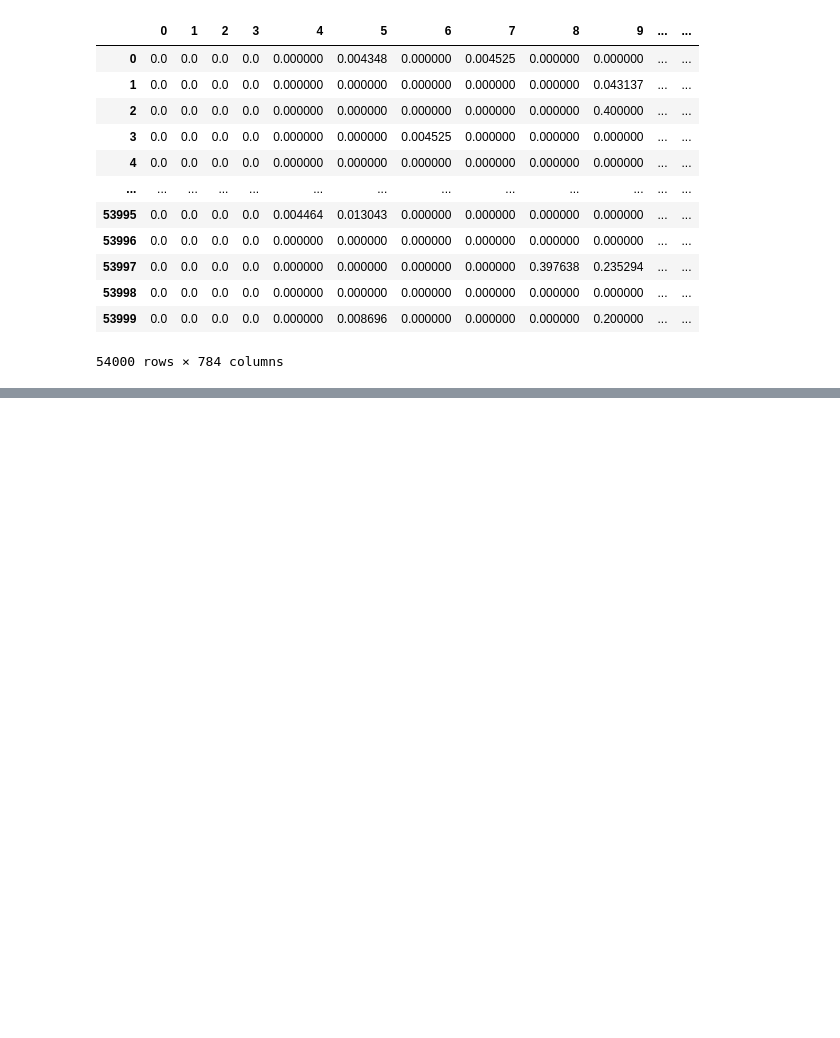
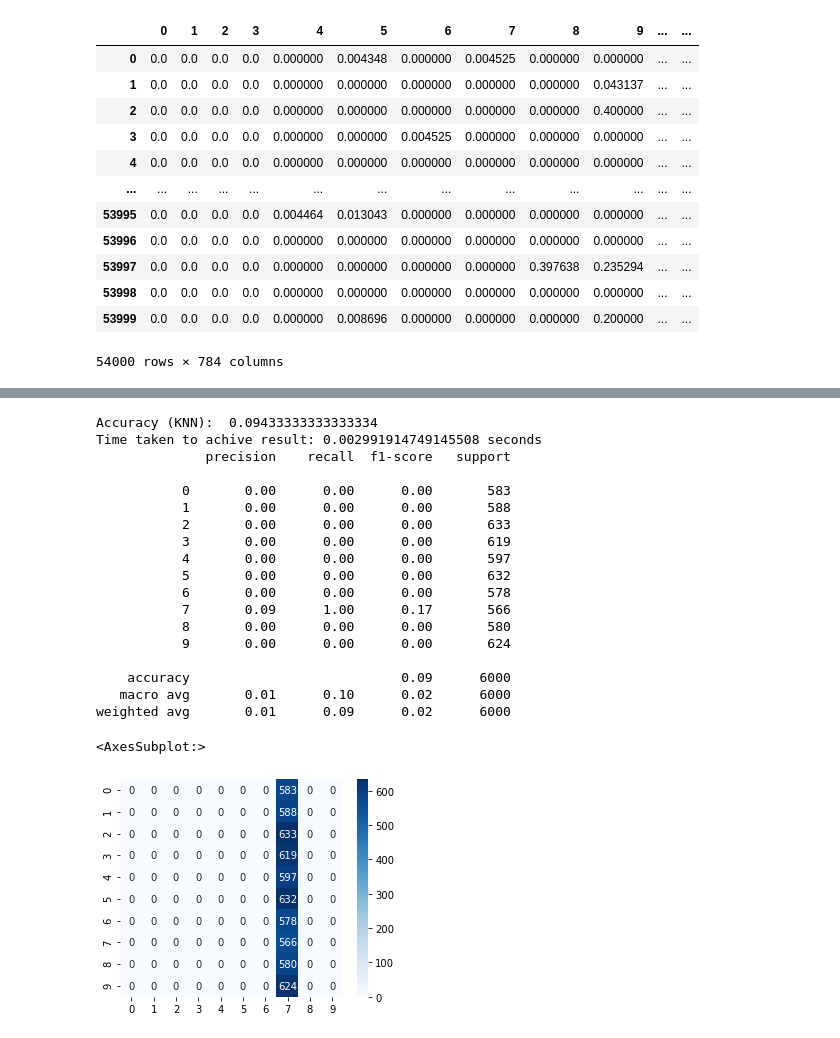
Before and after one commit to appeldaniel1998/Data-Visualization-Final-Project, a Jupyter notebook: Fashion MNIST.ipynb, the cells around one changed output, grey strips where cells are left out. Saved outputs shown, nothing was run; the diff lists cells and outputs as text; code cells hidden in the pictures; blank space fills up the shorter version.

Commit message:
Continued work on FMNIST
finished writing classifiers. waiting to finish run. TODO: Explanations + comments

```diff
--- a/Fashion MNIST.ipynb
+++ b/Fashion MNIST.ipynb
@@ -93,12 +112,12 @@ X_train
 # %%
-z = X_train.values #returns a numpy array
-min_max_scaler = MinMaxScaler()
-z_scaled = min_max_scaler.fit_transform(z) #fitting and transforming
-X_train = pd.DataFrame(z_scaled)
+def scale(X_train, X_test, X_test_Final):
+    min_max_scaler = MinMaxScaler()
+    X_train = pd.DataFrame(min_max_scaler.fit_transform(X_train.values)) #fitting and transforming on train data
+    X_test = pd.DataFrame(min_max_scaler.transform(X_test.values)) #only transforming the test and validation sets
+    X_test_Final = pd.DataFrame(min_max_scaler.transform(X_test_Final.values))
+    return X_train, X_test, X_test_Final
 
-z = X_test.values #returns a numpy array
-z_scaled = min_max_scaler.transform(z) #transforming without fitting
-X_test = pd.DataFrame(z_scaled)
+X_train, X_test, X_test_Final = scale(X_train, X_test, X_test_Final)
 # %%
 X_train
 # %% [output]
@@ -121,4 +137,9 @@ X_train
 # %%
-pca = PCA(n_components=0.9)
-X_train_Reduced = pca.fit_transform(X_train)
-X_test_Reduced = pca.transform(X_test)
+def PCAFunc(X_train, X_test, X_test_Final):
+    pca = PCA(n_components=0.9)
+    X_train_Reduced = pd.DataFrame(pca.fit_transform(X_train))
+    X_test_Reduced = pd.DataFrame(pca.transform(X_test))
+    X_test_Final_Reduced = pd.DataFrame(pca.transform(X_test_Final))
+    return X_train_Reduced, X_test_Reduced, X_test_Final_Reduced
+
+X_train_Reduced, X_test_Reduced, X_test_Final_Reduced = PCAFunc(X_train, X_test, X_test_Final)
@@ -134,0 +150,36 @@ X_train_Reduced.shape
+# %%
+#Dummy
+start_timeDummy = time.time()
+dummyModel = DummyClassifier(strategy="most_frequent")
+dummyModel.fit(X_train_Reduced, y_train)
+predictionsDummy = dummyModel.predict(X_test_Reduced)
+
+accuracyDummy = metrics.accuracy_score(y_test, predictionsDummy)
+print("Accuracy (KNN): ", accuracyDummy)
+timeDummy = time.time() - start_timeDummy
+print("Time taken to achive result: %s seconds" % (timeDummy))
+
+plt.figure(figsize=(5,4))
+print(classification_report(y_test, predictionsDummy, zero_division = 0))
+sns.heatmap(confusion_matrix(y_test, predictionsDummy), cmap = "Blues", annot=True, fmt = '.0f')
+# %% [output]
+Accuracy (KNN):  0.09433333333333334
+Time taken to achive result: 0.002991914749145508 seconds
+              precision    recall  f1-score   support
+
+           0       0.00      0.00      0.00       583
+           1       0.00      0.00      0.00       588
+           2       0.00      0.00      0.00       633
+           3       0.00      0.00      0.00       619
+           4       0.00      0.00      0.00       597
+           5       0.00      0.00      0.00       632
+           6       0.00      0.00      0.00       578
+           7       0.09      1.00      0.17       566
+           8       0.00      0.00      0.00       580
+           9       0.00      0.00      0.00       624
+
+    accuracy                           0.09      6000
+   macro avg       0.01      0.10      0.02      6000
+weighted avg       0.01      0.09      0.02      6000
+<AxesSubplot:>
+[figure, added]
```
Also changed, not shown: parts of 21 cells of this notebook.
